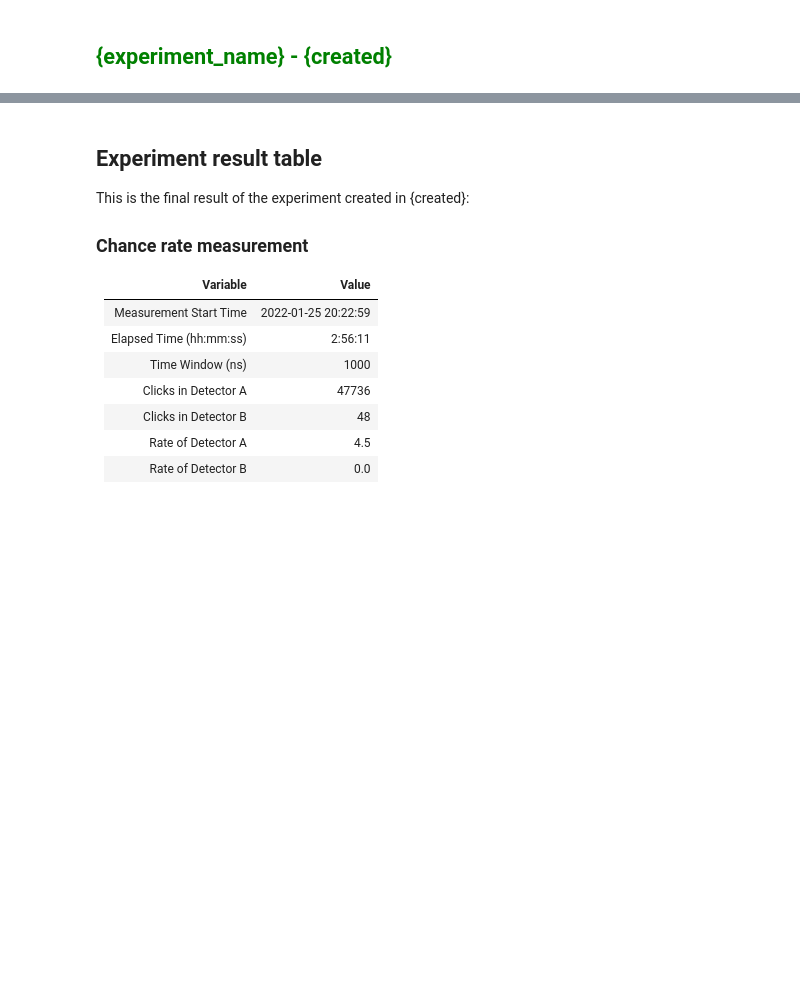
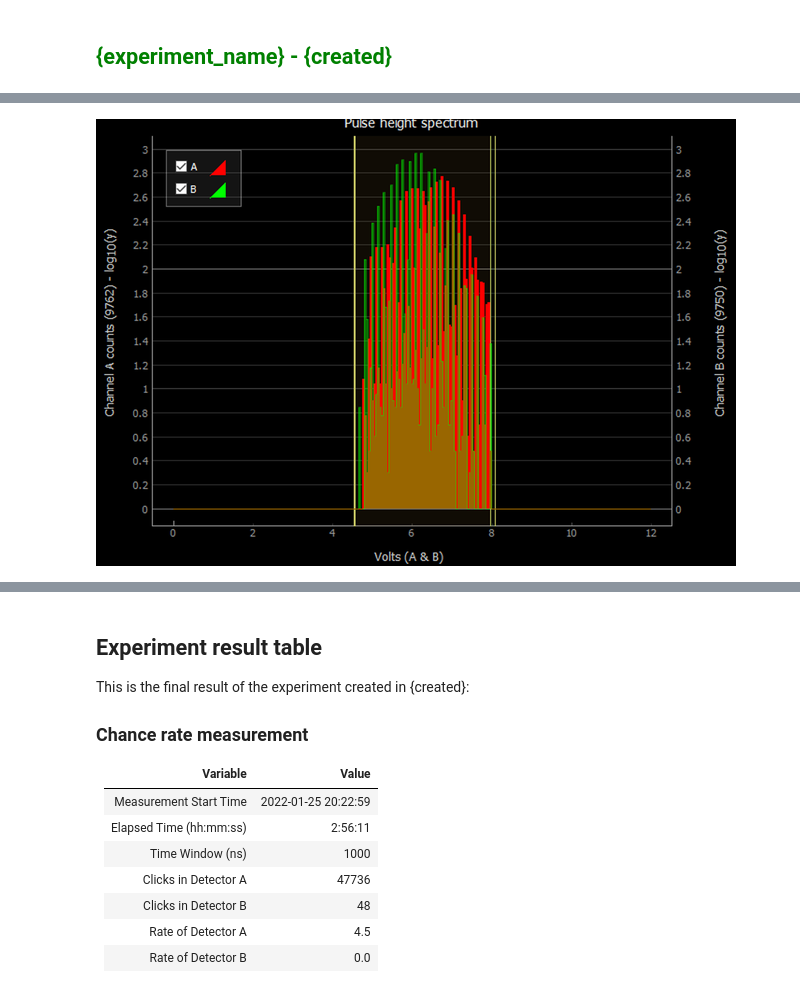
Before and after one commit to markomanninen/tandempiercerexperiment, a Jupyter notebook: report_template/report_template.ipynb, the cells around one changed output, grey strips where cells are left out. Saved outputs shown, nothing was run; the diff lists cells and outputs as text; code cells hidden in the pictures; blank space fills up the shorter version.

```diff
--- a/report_template/report_template.ipynb
+++ b/report_template/report_template.ipynb
@@ -227,0 +151,4 @@ show_image('tandem_source_coincidence_setup.jpg')
+# %%
+show_image('gamma_region.png', width=image_width)
+# %% [output]
+[figure, added]
```
Also changed, not shown: parts of 56 cells of this notebook.
